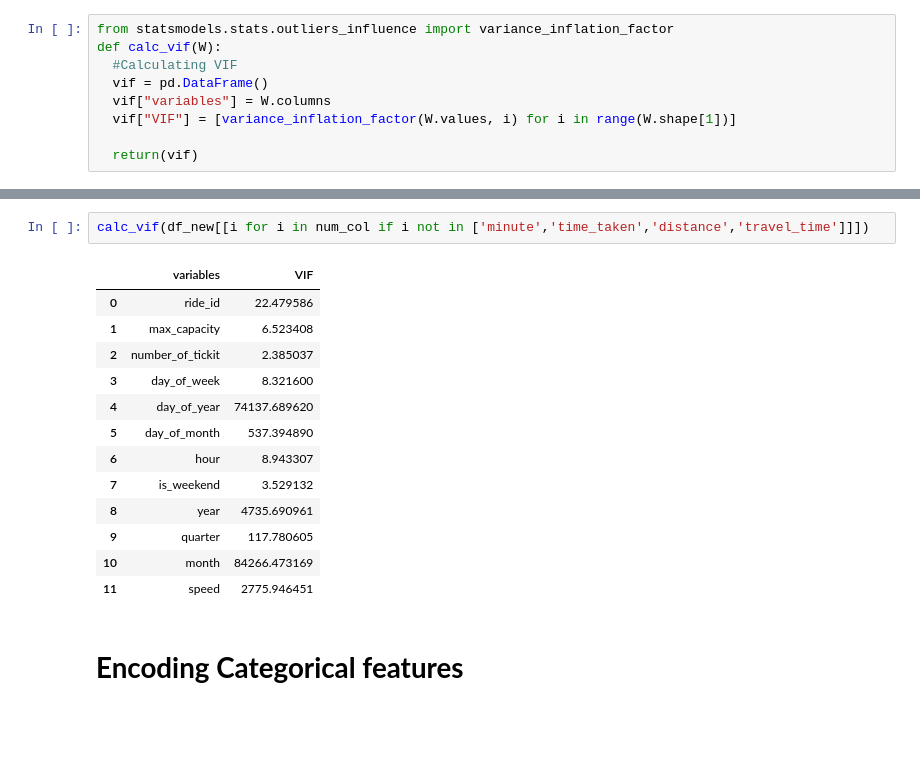
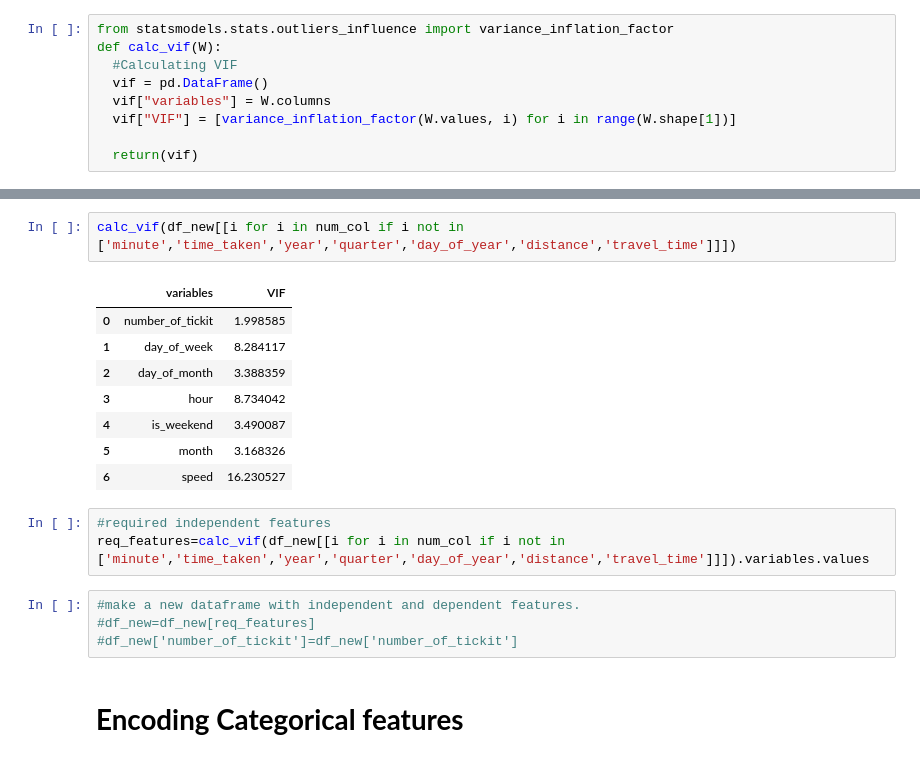
Before and after one commit to Shubhangani-Tiwari/Play-Store--Apps-Reviews-Project, a Jupyter notebook: Demand_prdiction.ipynb, the cells around one changed output, grey strips where cells are left out. Drawn from its saved outputs; the diff is of its cells as text; blank space fills up the shorter version.

```diff
--- a/Demand_prdiction.ipynb
+++ b/Demand_prdiction.ipynb
@@ -606,19 +763,21 @@ calc_vif(df_new[[i for i in num_col if i not in ['minute']]])
 # %%
-calc_vif(df_new[[i for i in num_col if i not in ['minute','time_taken','distance','travel_time']]])
+calc_vif(df_new[[i for i in num_col if i not in ['minute','time_taken','year','quarter','day_of_year','distance','travel_time']]])
 # %% [output]
 |  | variables | VIF |
-| 0 | ride_id | 22.479586 |
-| 1 | max_capacity | 6.523408 |
-| 2 | number_of_tickit | 2.385037 |
-| 3 | day_of_week | 8.321600 |
-| 4 | day_of_year | 74137.689620 |
-| 5 | day_of_month | 537.394890 |
-| 6 | hour | 8.943307 |
-| 7 | is_weekend | 3.529132 |
-| 8 | year | 4735.690961 |
-| 9 | quarter | 117.780605 |
-| 10 | month | 84266.473169 |
-| 11 | speed | 2775.946451 |
+| 0 | number_of_tickit | 1.998585 |
+| 1 | day_of_week | 8.284117 |
+| 2 | day_of_month | 3.388359 |
+| 3 | hour | 8.734042 |
+| 4 | is_weekend | 3.490087 |
+| 5 | month | 3.168326 |
+| 6 | speed | 16.230527 |
+# %%
+#required independent features
+req_features=calc_vif(df_new[[i for i in num_col if i not in ['minute','time_taken','year','quarter','day_of_year','distance','travel_time']]]).variables.values
+# %%
+#make a new dataframe with independent and dependent features.
+#df_new=df_new[req_features]
+#df_new['number_of_tickit']=df_new['number_of_tickit']
 # %% [markdown]
 # **Encoding Categorical features**
 # %%
```
Also changed, not shown: parts of 174 cells of this notebook.
